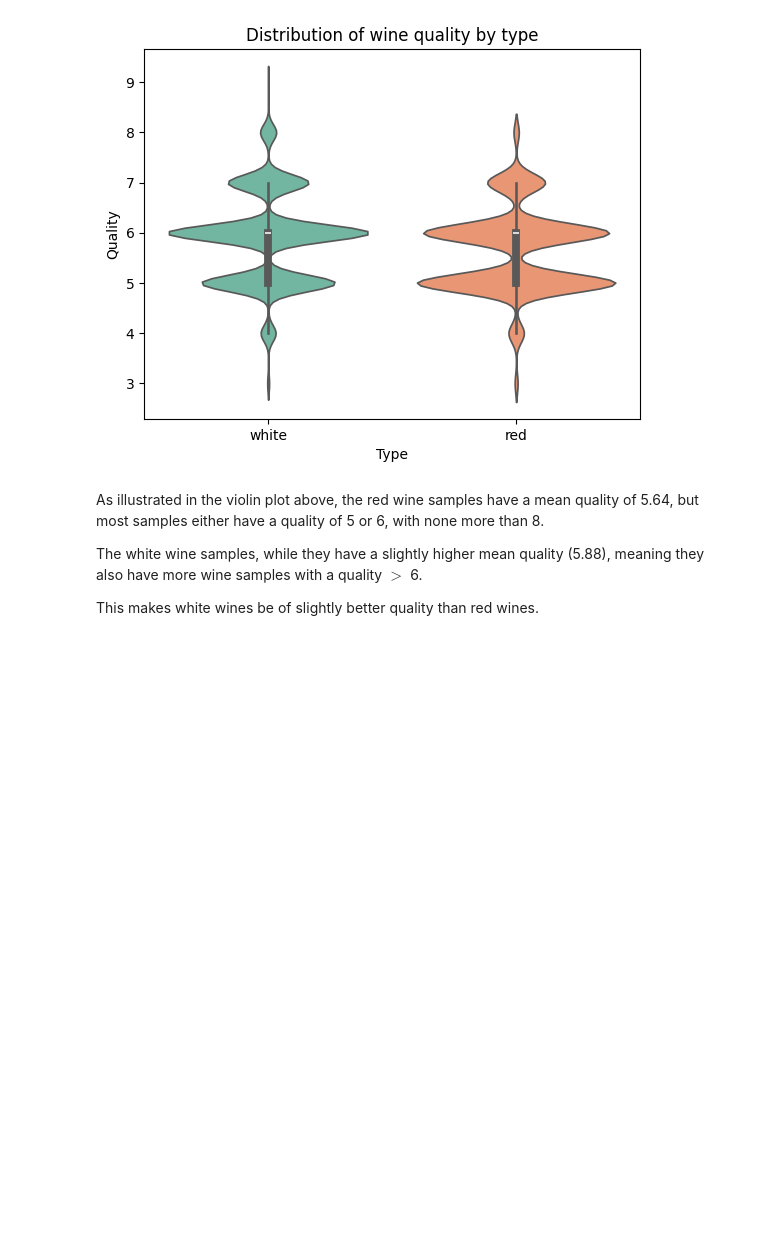
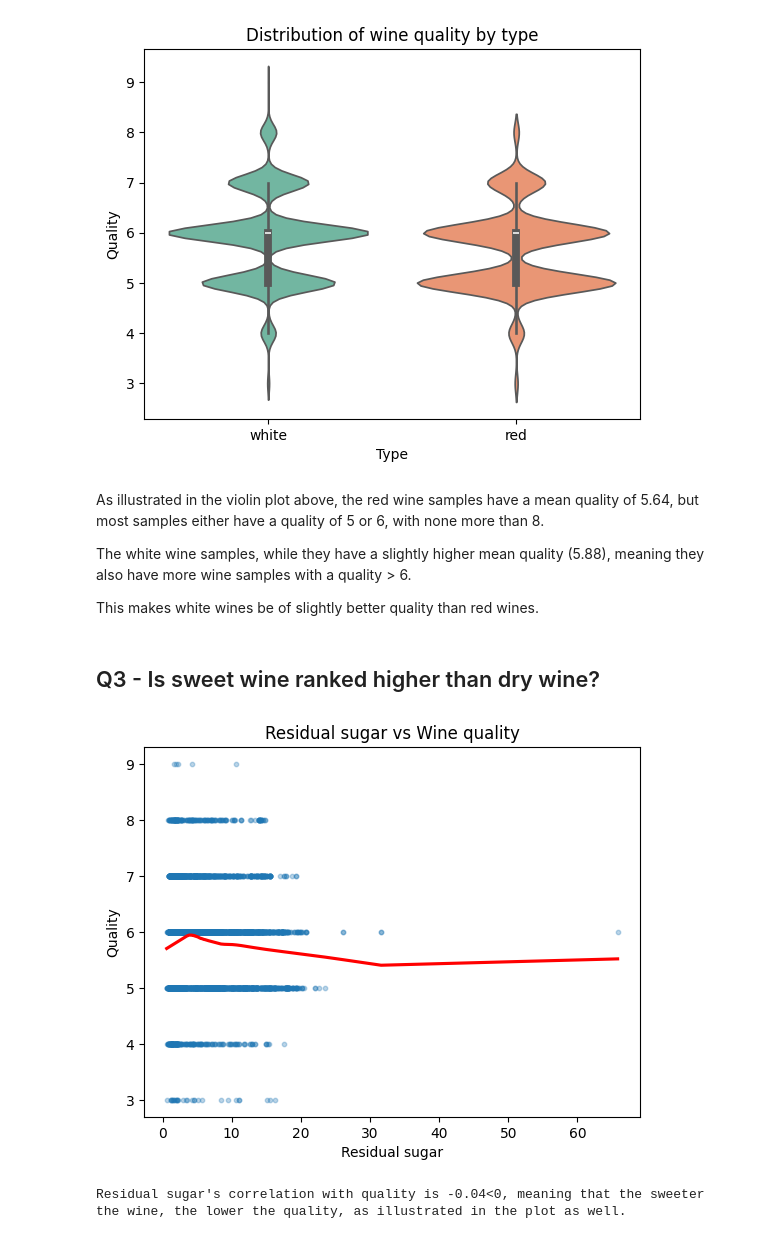
Before and after one commit to lazarosgogos/ML-exercises, a Jupyter notebook: ML_Project_4.ipynb, the cells around one changed output. Drawn from its saved outputs; the diff is of its cells as text; code cells hidden in the pictures; blank space fills up the shorter version.

```diff
--- a/ML_Project_4.ipynb
+++ b/ML_Project_4.ipynb
@@ -255,6 +257,23 @@ Name: quality, dtype: float64
 # %% [markdown]
 As illustrated in the violin plot above, the red wine samples have a mean quality of 5.64, but most samples either have a quality of 5 or 6, with none more than 8.
 
-The white wine samples, while they have a slightly higher mean quality (5.88), meaning they also have more wine samples with a quality $\gt$ 6.
+The white wine samples, while they have a slightly higher mean quality (5.88), meaning they also have more wine samples with a quality > 6.
 
 This makes white wines be of slightly better quality than red wines.
+# %% [markdown]
+## Q3 - Is sweet wine ranked higher than dry wine?
+# %%
+sns.regplot(data=df, x='residual sugar', y='quality',
+           lowess=True, scatter_kws={'alpha':0.3, 's':10},
+            line_kws={'color':'red'})
+plt.xlabel('Residual sugar')
+plt.ylabel('Quality')
+plt.title('Residual sugar vs Wine quality')
+plt.show();
+corr_value = df['residual sugar'].corr(df['quality'])
+print(f'Residual sugar\'s correlation with quality is {corr_value:.2f}<0, \
+meaning that the sweeter the wine, the lower the quality, as illustrated \
+in the plot as well.')
+# %% [output]
+[figure, added]
+Residual sugar's correlation with quality is -0.04<0, meaning that the sweeter the wine, the lower the quality, as illustrated in the plot as well.
```
Also changed, not shown: parts of 6 cells of this notebook.
